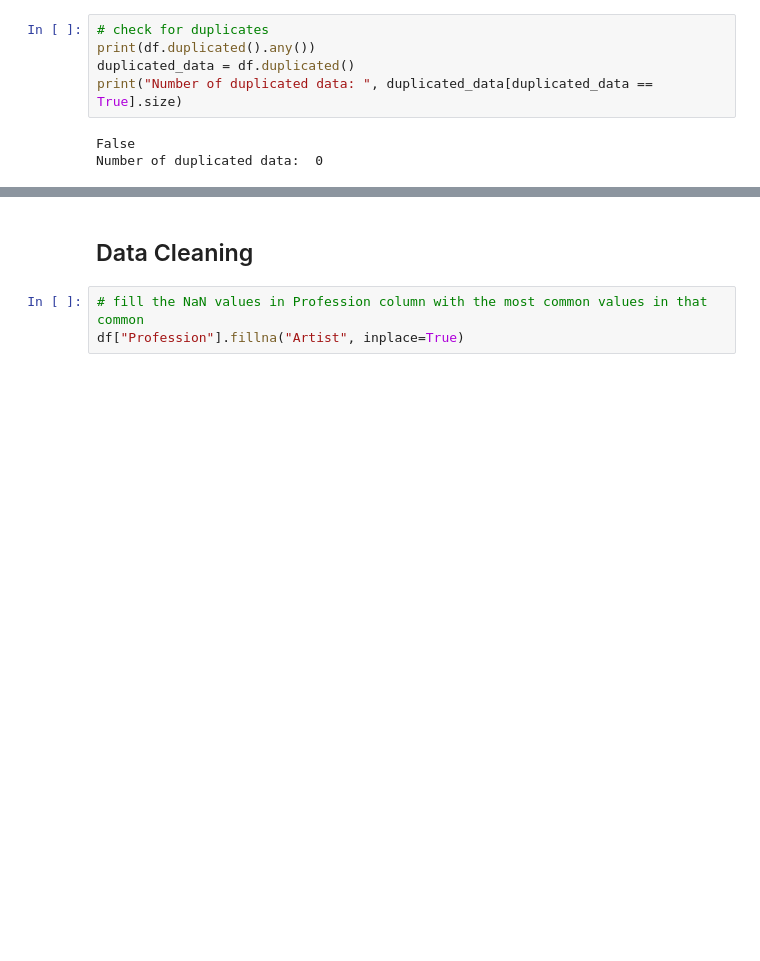
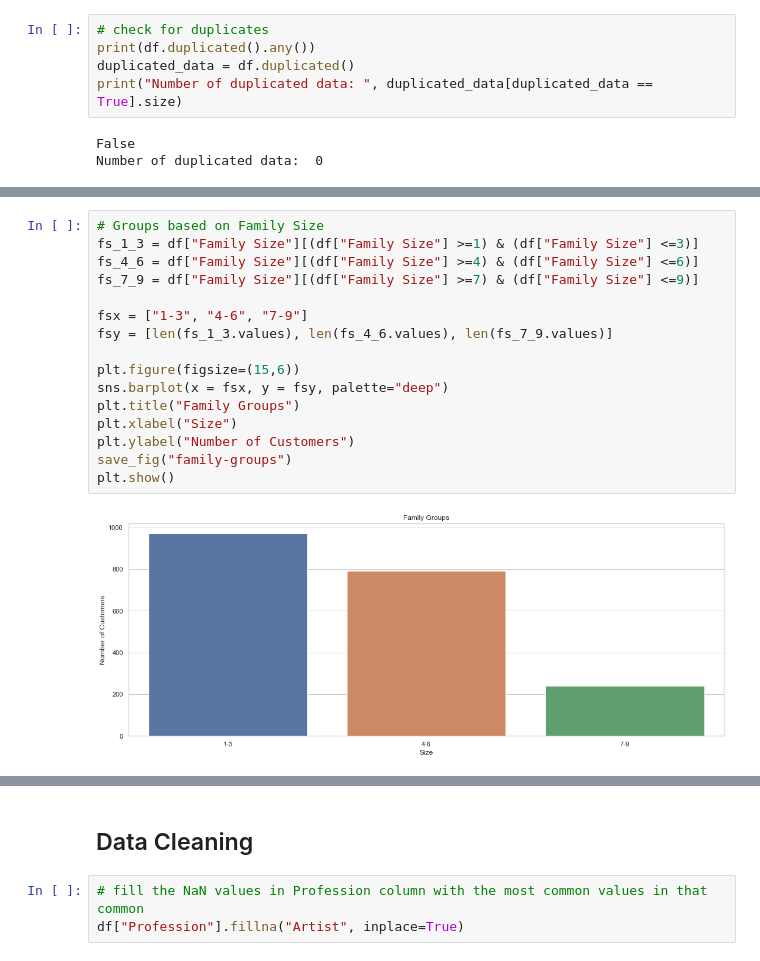
Before and after one commit to AiJared/Customer-Segmentation, a Jupyter notebook: Customer Segmentation.ipynb, the cells around one changed output, grey strips where cells are left out. Saved outputs shown, nothing was run; the diff lists cells and outputs as text; blank space fills up the shorter version.

```diff
--- a/Customer Segmentation.ipynb
+++ b/Customer Segmentation.ipynb
@@ -354,0 +310,18 @@ save_fig("income-spending-relation")
+# %%
+# Groups based on Family Size
+fs_1_3 = df["Family Size"][(df["Family Size"] >=1) & (df["Family Size"] <=3)]
+fs_4_6 = df["Family Size"][(df["Family Size"] >=4) & (df["Family Size"] <=6)]
+fs_7_9 = df["Family Size"][(df["Family Size"] >=7) & (df["Family Size"] <=9)]
+
+fsx = ["1-3", "4-6", "7-9"]
+fsy = [len(fs_1_3.values), len(fs_4_6.values), len(fs_7_9.values)]
+
+plt.figure(figsize=(15,6))
+sns.barplot(x = fsx, y = fsy, palette="deep")
+plt.title("Family Groups")
+plt.xlabel("Size")
+plt.ylabel("Number of Customers")
+save_fig("family-groups")
+plt.show()
+# %% [output]
+[figure, added]
```
Also changed, not shown: parts of 24 cells of this notebook, 2 other files.
